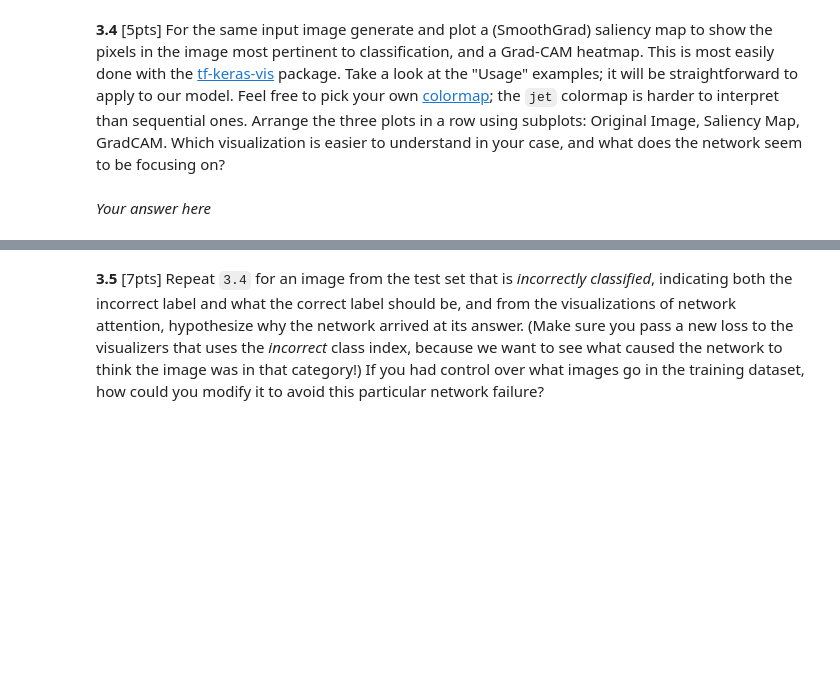
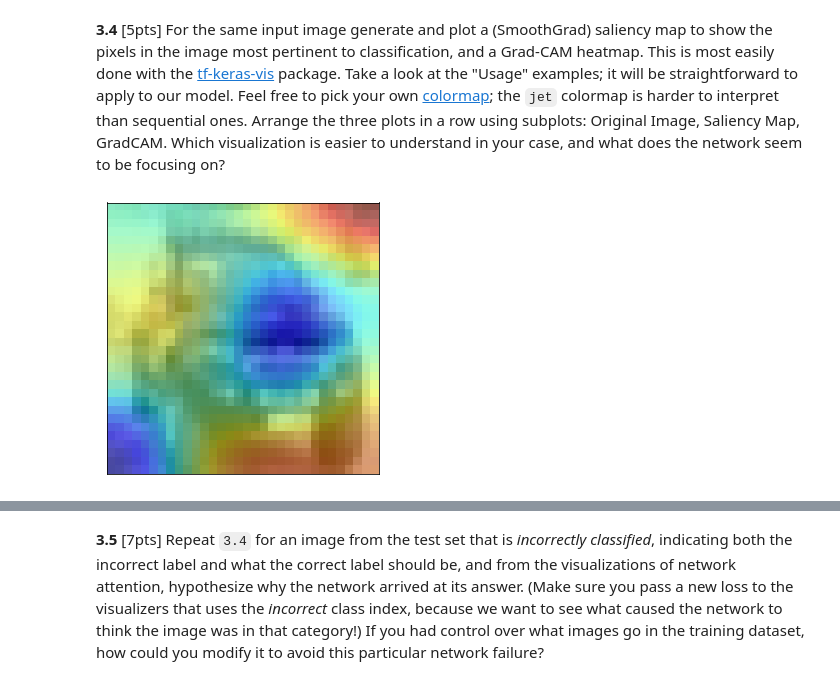
Before and after one commit to UnskilledWorker/2020-CS109B, a Jupyter notebook: content/homeworks/hw04/notebook/cs109b_hw4.ipynb, the cells around one changed output, grey strips where cells are left out. Drawn from its saved outputs; the diff is of its cells as text; code cells hidden in the pictures; blank space fills up the shorter version.

```diff
--- a/content/homeworks/hw04/notebook/cs109b_hw4.ipynb
+++ b/content/homeworks/hw04/notebook/cs109b_hw4.ipynb
@@ -877,2 +1175,35 @@ The formula indicates that the relationship between the K_i ("number of filters
-# %% [markdown]
-*Your answer here*
+# %%
+
+from tensorflow.keras import backend as K
+from tf_keras_vis.saliency import Saliency
+from tf_keras_vis.utils import normalize
+
+# Define modifier to replace a softmax function of the last layer to a linear function.
+def model_modifier(m):
+    m.layers[-1].activation = tf.keras.activations.linear
+# Create Saliency object
+saliency = Saliency(mnist_cnn_model6, model_modifier)
+
+# Define loss function.
+#loss = lambda output: K.mean(output[:, 10])
+# Define loss function. Pass it the correct class label.
+loss = lambda output: tf.keras.backend.mean(output[:, tf.argmax(y_test[image_id])])
+# %%
+# from matplotlib import cm
+# from tf_keras_vis.gradcam import Gradcam
+
+# Create Gradcam object
+gradcam = Gradcam(mnist_cnn_model6, model_modifier)
+image_batch=np.expand_dims(img, axis=0)
+# Generate heatmap with GradCAM
+cam = gradcam(loss, image_batch)
+cam = normalize(cam)
+
+f, ax = plt.subplots(nrows=1, ncols=1, figsize=(10, 5),
+                     subplot_kw={'xticks': [], 'yticks': []})
+for i in range(len(cam)):
+    heatmap = np.uint8(cm.jet(cam[i])[..., :3] * 255)
+    ax.imshow(img)
+    ax.imshow(heatmap, cmap='jet', alpha=0.5)
+# %% [output]
+[figure, added]
```
Also changed, not shown: parts of 76 cells of this notebook.
